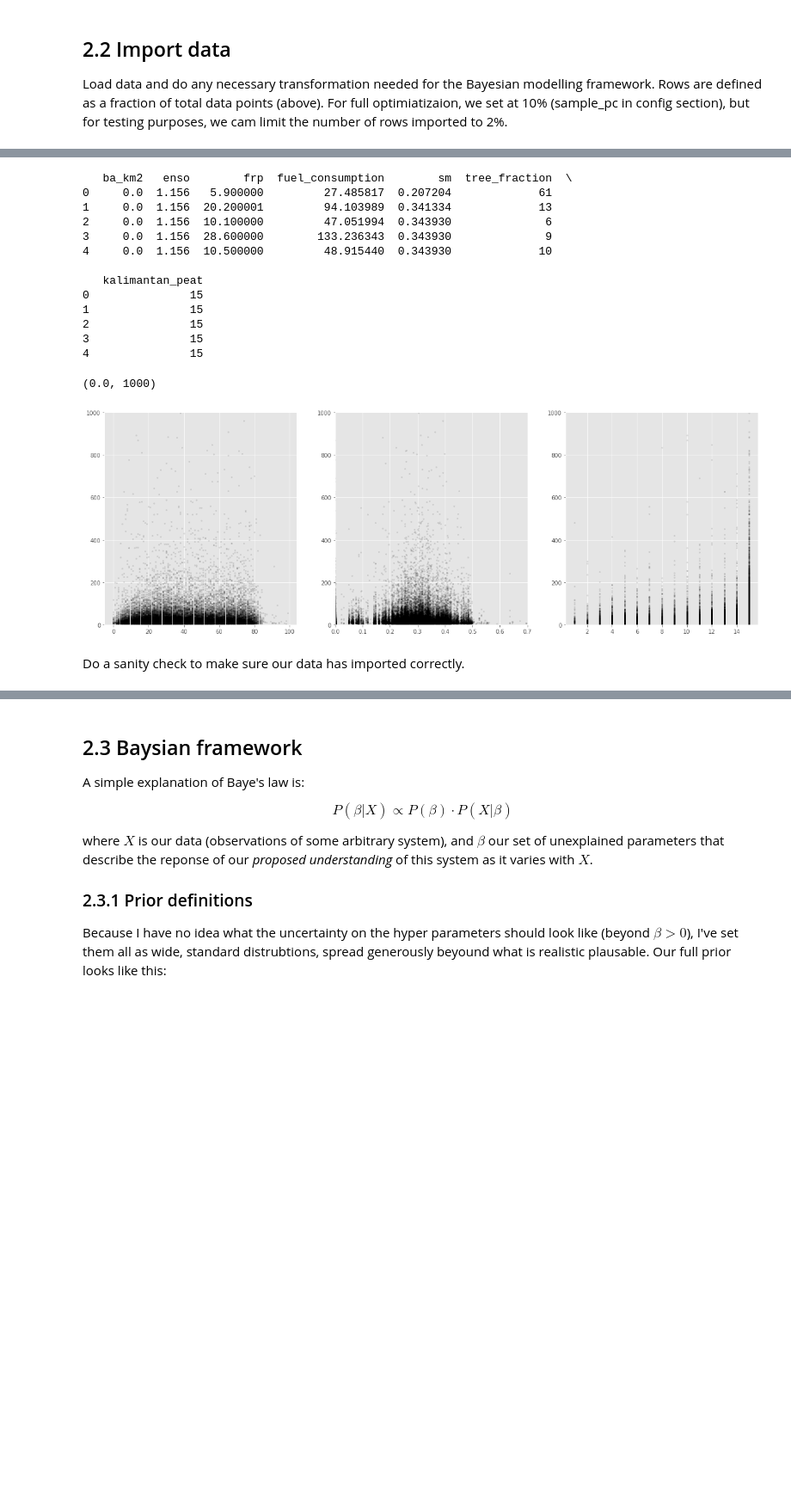
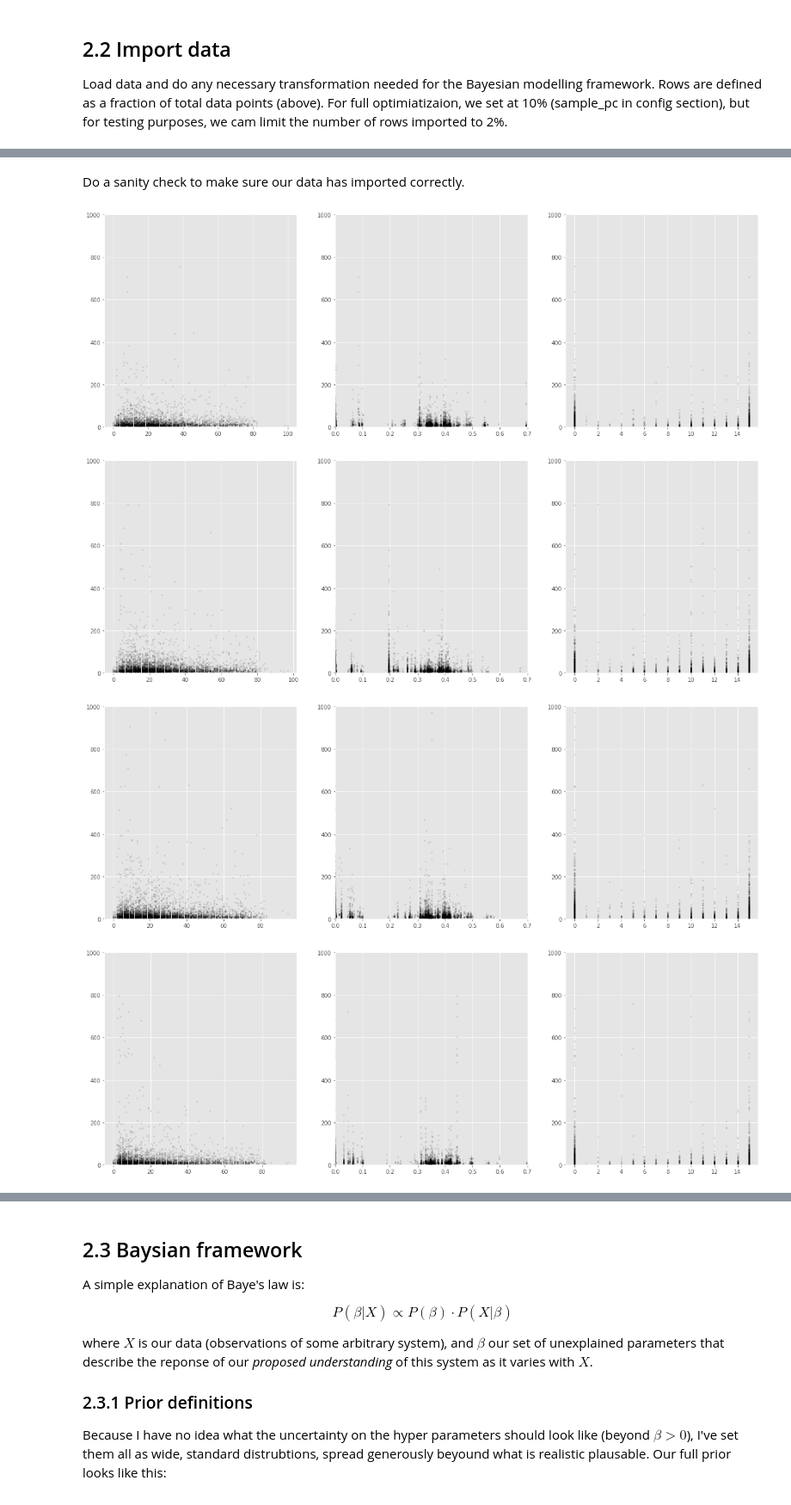
Before and after one commit to douglask3/fire_limitation, a Jupyter notebook: notebooks/bayesian_inference.ipynb, the cells around one changed output, grey strips where cells are left out. Shown at 86% size. Drawn from its saved outputs; the diff is of its cells as text; code cells hidden in the pictures; blank space fills up the shorter version.

Commit message:
performing analysis on each month in a climatoloy, and explusing p eat

```diff
--- a/notebooks/bayesian_inference.ipynb
+++ b/notebooks/bayesian_inference.ipynb
@@ -103,9 +103,9 @@ plt.style.use('ggplot')
 %matplotlib inline
 
 # paths and parameters
-sample_pc     = 10  ## This will be the percentage of data sampled.
+sample_pc     = 50  ## This will be the percentage of data sampled.
 nIterations   = 10000 ## Amount of inference iteragtions
-outPath       = "../data/frpVars.csv" ## Where our input data comes from
+outPath       = "../data/frpVariables" ## Where our input data comes from
 param_outpath = '../outputs/params.csv' ## Where we'll output our parameter values describing our parameter distributions
 trace_db      = '../data/firemodel_trace10.db' ## A trace file will save our inference info
 # %% [markdown]
@@ -198,37 +235,33 @@ fd          = load_with_buffer(DATAPATH, line_select)
-# %%
-print(fd.head())
-
-plt.figure(figsize=(21,7))
-plt.subplot(131)
-plt.scatter(fd['tree_fraction'], fd['frp'], c = 'k', alpha = 0.1, s = 5)
-#plt.gca().set_yscale('log')
-plt.ylim(0.0, 1000)
-
-plt.subplot(132)
-plt.scatter(fd['sm'], fd['frp'], c = 'k', alpha = 0.1, s = 5)
-#plt.gca().set_yscale('log')
-plt.xlim(0.0, 0.7)
-plt.ylim(0.0, 1000)
-
-plt.subplot(133)
-plt.scatter(fd['kalimantan_peat'], fd['frp'], c = 'k', alpha = 0.1, s = 5)
-#plt.gca().set_yscale('log')
-plt.ylim(0.0, 1000)
-# %% [output]
-   ba_km2   enso        frp  fuel_consumption        sm  tree_fraction  \
-0     0.0  1.156   5.900000         27.485817  0.207204             61
-1     0.0  1.156  20.200001         94.103989  0.341334             13
-2     0.0  1.156  10.100000         47.051994  0.343930              6
-3     0.0  1.156  28.600000        133.236343  0.343930              9
-4     0.0  1.156  10.500000         48.915440  0.343930             10
-
-   kalimantan_peat
-0               15
-1               15
-2               15
-3               15
-4               15
-(0.0, 1000)
-[figure, removed]
 # %% [markdown]
 Do a sanity check to make sure our data has imported correctly.
+# %%
+
+def plotMonth(mnth):
+    plt.figure(figsize=(21,7))
+    plt.subplot(131)
+    fd = fds[mnth]
+    #print(fd.head())
+
+    plt.scatter(fd['tree_fraction'], fd['frp'], c = 'k', alpha = 0.1, s = 5)
+    #plt.gca().set_yscale('log')
+    plt.ylim(0.0, 1000)
+
+    plt.subplot(132)
+    plt.scatter(fd['sm'], fd['frp'], c = 'k', alpha = 0.1, s = 5)
+    #plt.gca().set_yscale('log')
+    plt.xlim(0.0, 0.7)
+    plt.ylim(0.0, 1000)
+
+    plt.subplot(133)
+    plt.scatter(fd['kalimantan_peat'], fd['frp'], c = 'k', alpha = 0.1, s = 5)
+    #plt.gca().set_yscale('log')
+    plt.ylim(0.0, 1000)
+
+    plt.show()
+
+for mn in range(12): plotMonth(mn)
+# %% [output]
+[figure, added]
+[figure, added]
+[figure, added]
+[figure, added]
```
Also changed, not shown: parts of 14 cells of this notebook, 1 other file.
